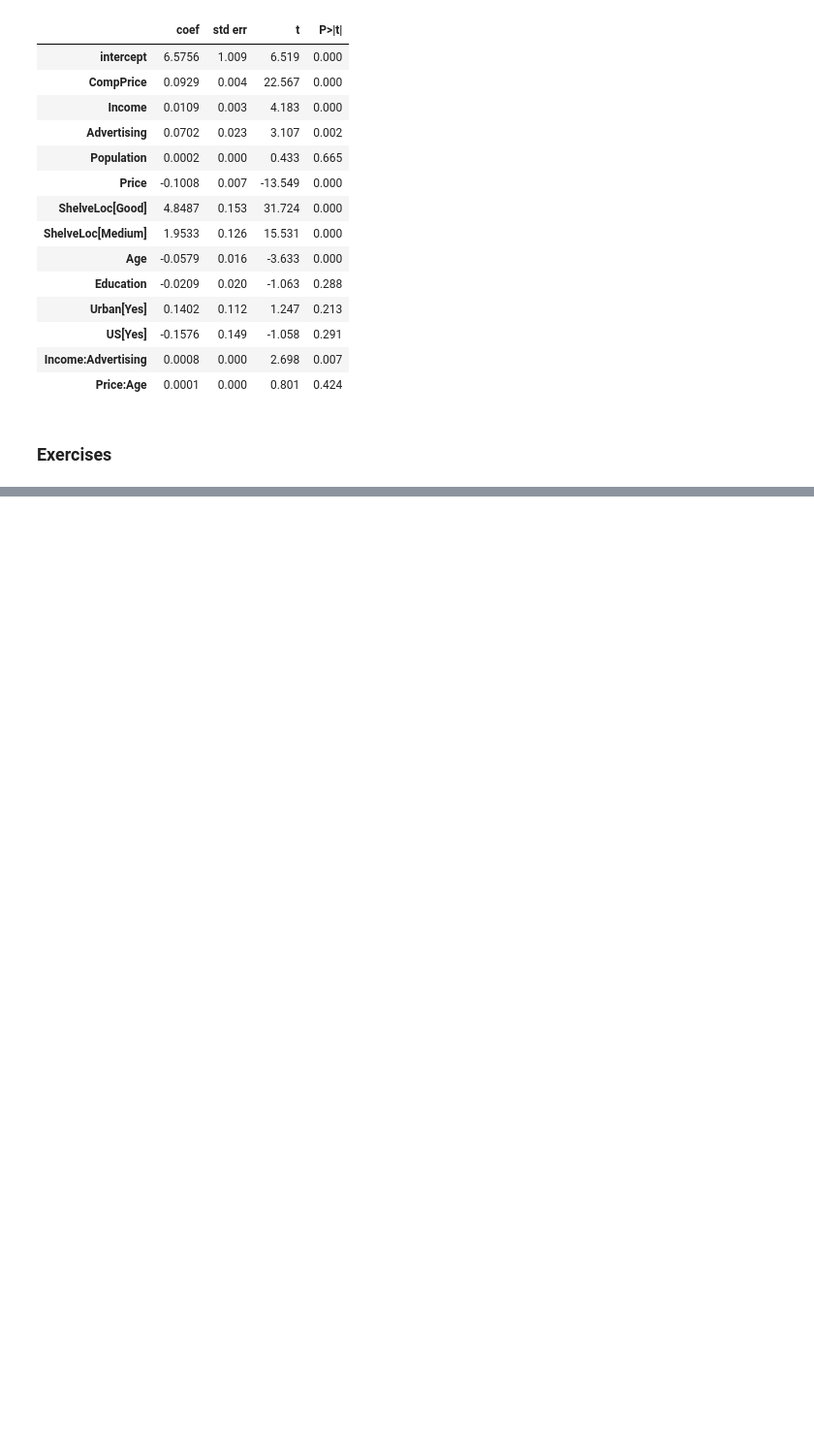
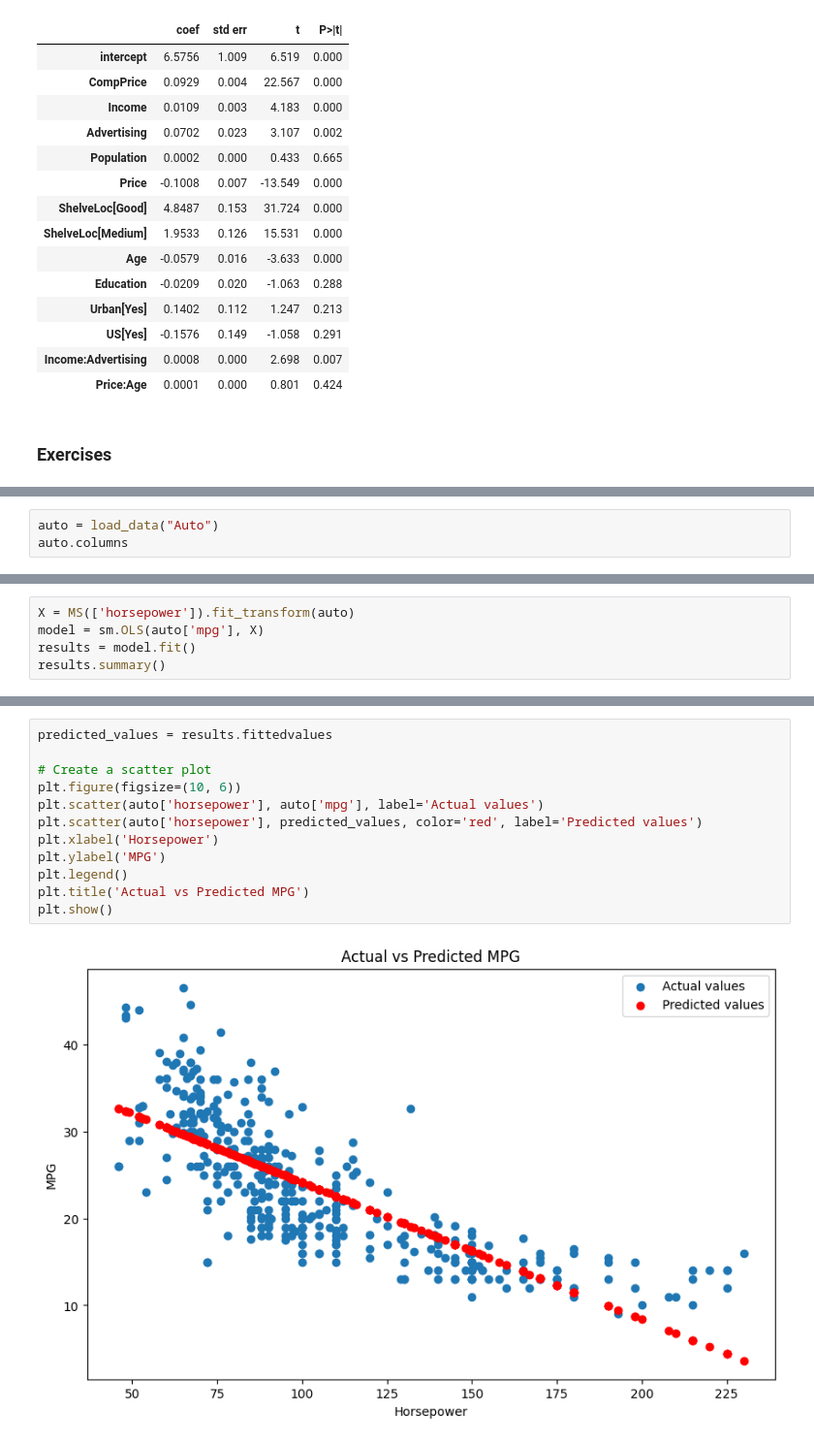
Before and after one commit to neilpaulmartin/isl, a Jupyter notebook: ch3.ipynb, the cells around one changed output, grey strips where cells are left out. Shown at 97% size. Drawn from its saved outputs; the diff is of its cells as text; blank space fills up the shorter version.

```diff
--- a/ch3.ipynb
+++ b/ch3.ipynb
@@ -406,0 +465,3 @@ summarize(model.fit())
+# %%
+auto = load_data("Auto")
+auto.columns
@@ -406,0 +472,5 @@ summarize(model.fit())
+# %%
+X = MS(['horsepower']).fit_transform(auto)
+model = sm.OLS(auto['mpg'], X)
+results = model.fit()
+results.summary()
@@ -406,0 +497,14 @@ summarize(model.fit())
+# %%
+predicted_values = results.fittedvalues
+
+# Create a scatter plot
+plt.figure(figsize=(10, 6))
+plt.scatter(auto['horsepower'], auto['mpg'], label='Actual values')
+plt.scatter(auto['horsepower'], predicted_values, color='red', label='Predicted values')
+plt.xlabel('Horsepower')
+plt.ylabel('MPG')
+plt.legend()
+plt.title('Actual vs Predicted MPG')
+plt.show()
+# %% [output]
+[figure, added]
```
Also changed, not shown: parts of 18 cells of this notebook, 2 other files.
